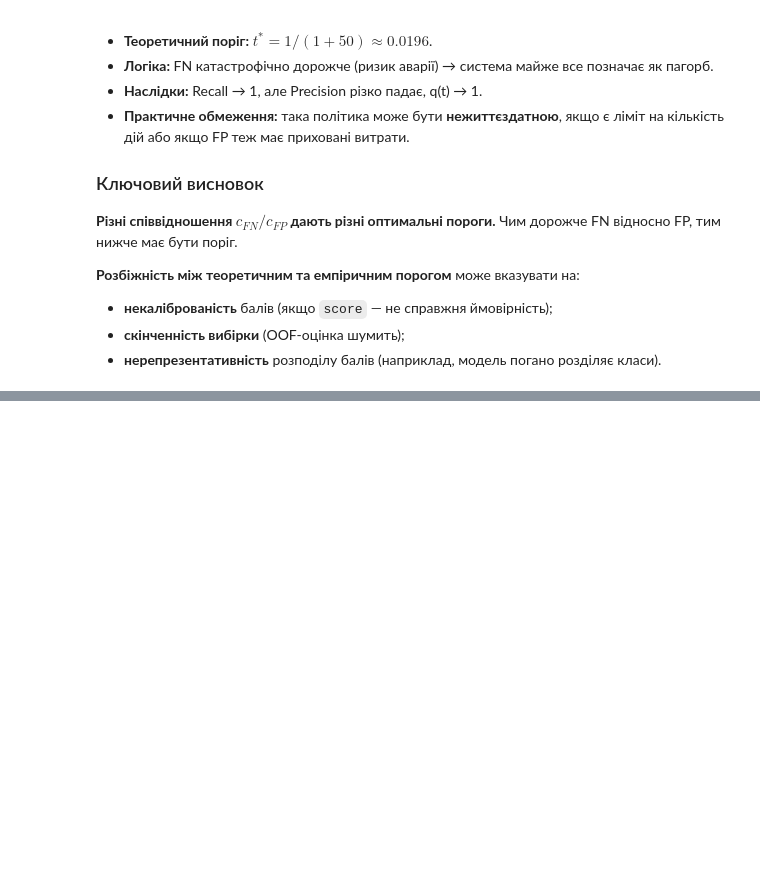
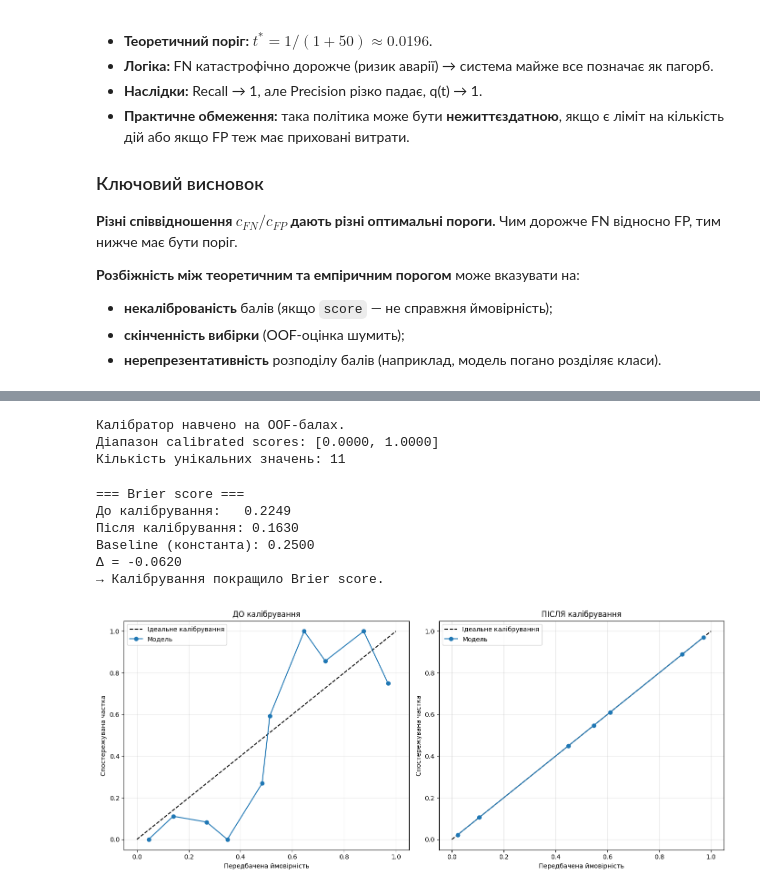
Before and after one commit to Yaroslav071315/machine-learning-course-volovnyk, a Jupyter notebook: practical04/notebook/Practical04.ipynb, the cells around one changed output, grey strips where cells are left out. Cells and saved outputs as stored; diff of their text form; code cells hidden in the pictures; blank space fills up the shorter version.

```diff
--- a/practical04/notebook/Practical04.ipynb
+++ b/practical04/notebook/Practical04.ipynb
@@ -1011,0 +1483,56 @@ print('Графік збережено у ../figures/cost_curves_scenarios.png')
+# %%
+from sklearn.isotonic import IsotonicRegression
+
+# Навчаємо калібратор на OOF-балах (чесні OOF-прогнози)
+calibrator = IsotonicRegression(out_of_bounds='clip')
+calibrator.fit(scores_arr, y_true_arr)
+
+# Застосовуємо калібратор
+scores_calibrated = calibrator.predict(scores_arr)
+
+# Калібровані бали теж мають бути в [0, 1]
+scores_calibrated = np.clip(scores_calibrated, 0, 1)
+
+print('Калібратор навчено на OOF-балах.')
+print(f'Діапазон calibrated scores: [{scores_calibrated.min():.4f}, {scores_calibrated.max():.4f}]')
+print(f'Кількість унікальних значень: {len(np.unique(scores_calibrated))}')
+# %% [output]
+Калібратор навчено на OOF-балах.
+Діапазон calibrated scores: [0.0000, 1.0000]
+Кількість унікальних значень: 11
+# %%
+# Оцінка калібрування ПІСЛЯ
+bs_after = brier_score_loss(y_true_arr, scores_calibrated)
+
+print('=== Brier score ===')
+print(f'До калібрування:   {bs_before:.4f}')
+print(f'Після калібрування: {bs_after:.4f}')
+print(f'Baseline (константа): {bs_baseline:.4f}')
+print(f'Δ = {bs_after - bs_before:+.4f}')
+
+if bs_after < bs_before:
+    print('→ Калібрування покращило Brier score.')
+elif bs_after > bs_before:
+    print('→ Увага: калібрування ПОГІРШИЛО Brier score. Це треба зафіксувати чесно.')
+else:
+    print('→ Brier score не змінився.')
+# %% [output]
+=== Brier score ===
+До калібрування:   0.2249
+Після калібрування: 0.1630
+Baseline (константа): 0.2500
+Δ = -0.0620
+→ Калібрування покращило Brier score.
+# %%
+fig, axes = plt.subplots(1, 2, figsize=(14, 6))
+
+plot_calibration(y_true_arr, scores_arr, n_bins=10,
+                 title='ДО калібрування', ax=axes[0])
+plot_calibration(y_true_arr, scores_calibrated, n_bins=10,
+                 title='ПІСЛЯ калібрування', ax=axes[1])
+
+plt.tight_layout()
+plt.savefig('../figures/calibration_after.png', dpi=120)
+plt.show()
+# %% [output]
+[figure, added]
```
Also changed, not shown: parts of 28 cells of this notebook, 5 other files.
